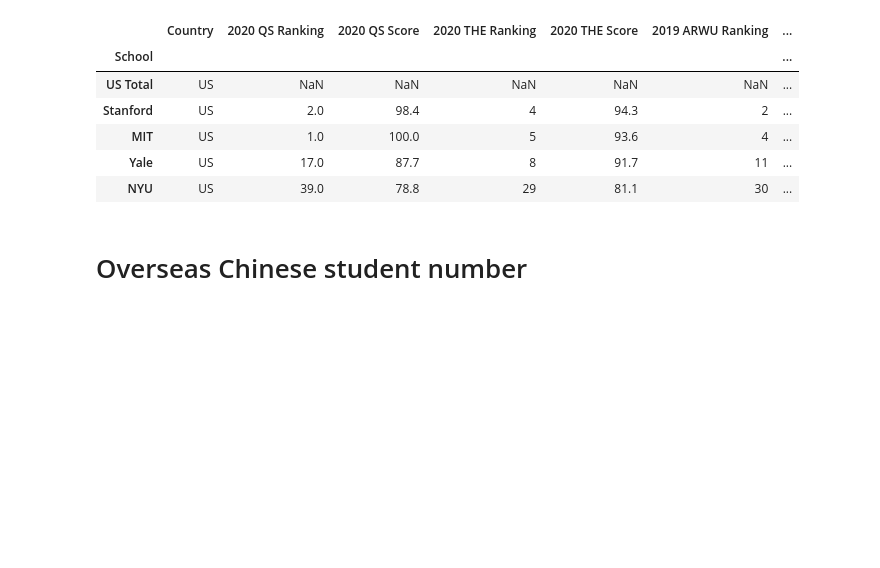
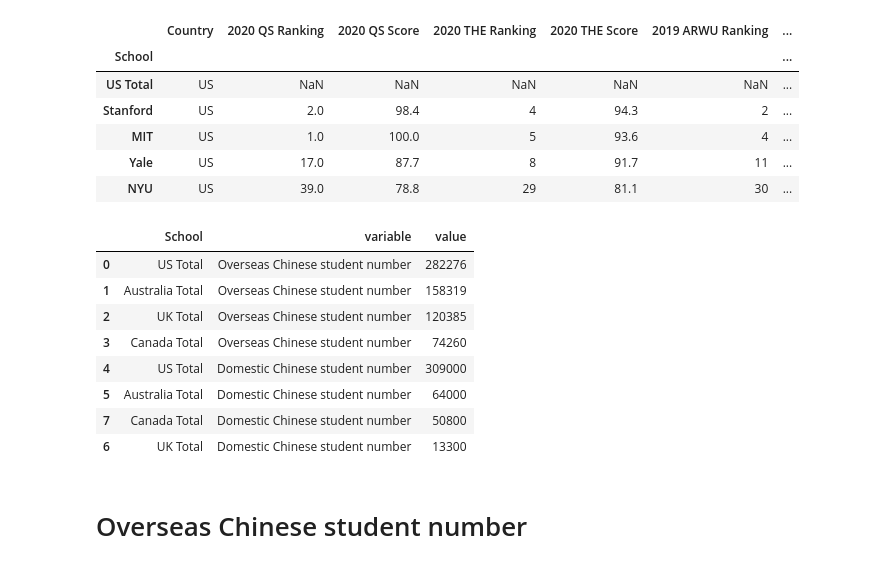
Before and after one commit to AndyYFTao/EA-CLTP-DataAnalysis, a Jupyter notebook: CLTP Guidance Program Data Analysis.ipynb, the cells around one changed output. Drawn from its saved outputs; the diff is of its cells as text; code cells hidden in the pictures; blank space fills up the shorter version.

```diff
--- a/CLTP Guidance Program Data Analysis.ipynb
+++ b/CLTP Guidance Program Data Analysis.ipynb
@@ -43,6 +43,21 @@ pd.plotting.register_matplotlib_converters()
 import matplotlib.pyplot as plt
 %matplotlib inline
 import seaborn as sns
+# %%
+# from wide format to long format
+long_country = pd.melt(country_o_s.reset_index(), id_vars=['School'], value_vars=['Overseas Chinese student number', 'Domestic Chinese student number']).sort_values(['variable','value'], ascending=False)
+long_uni = pd.melt(uni_o_s.reset_index(), id_vars=['School'], value_vars=['Overseas Chinese student number', 'Domestic Chinese student number']).sort_values(['variable','value'], ascending=False)
+long_country
+# %% [output]
+|  | School | variable | value |
+| 0 | US Total | Overseas Chinese student number | 282276 |
+| 1 | Australia Total | Overseas Chinese student number | 158319 |
+| 2 | UK Total | Overseas Chinese student number | 120385 |
+| 3 | Canada Total | Overseas Chinese student number | 74260 |
+| 4 | US Total | Domestic Chinese student number | 309000 |
+| 5 | Australia Total | Domestic Chinese student number | 64000 |
+| 7 | Canada Total | Domestic Chinese student number | 50800 |
+| 6 | UK Total | Domestic Chinese student number | 13300 |
 # %% [markdown]
 # Overseas Chinese student number
 # %% [markdown]
```
Also changed, not shown: parts of 1 cell of this notebook.
